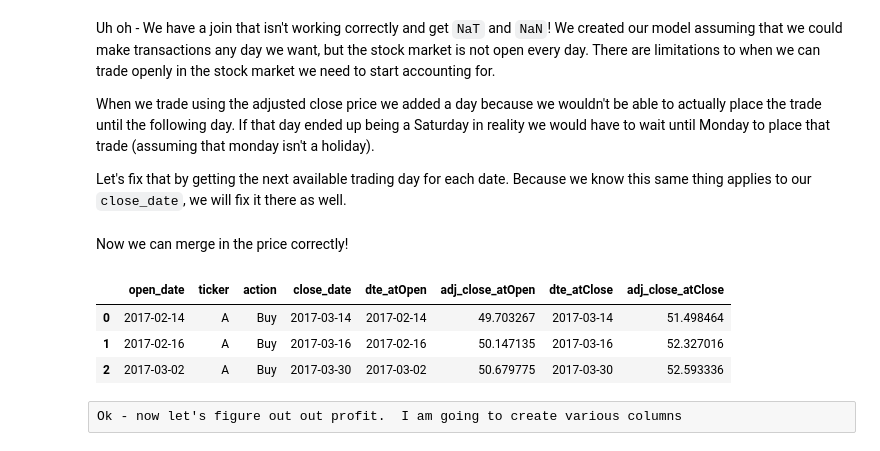
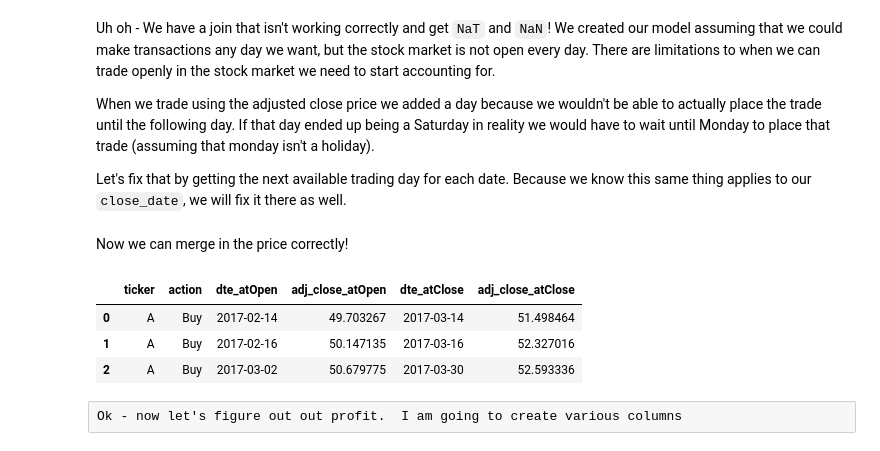
Before and after one commit to Isaac-Flath/trading, a Jupyter notebook: trading/102_BasicTesting.ipynb, the cells around one changed output. Cells and saved outputs as stored; diff of their text form; code cells hidden in the pictures.

```diff
--- a/trading/102_BasicTesting.ipynb
+++ b/trading/102_BasicTesting.ipynb
@@ -184,14 +183,16 @@ Uh oh - We have a join that isn't working correctly and get `NaT` and `NaN`!  We
 When we trade using the adjusted close price we added a day because we wouldn't be able to actually place the trade until the following day.  If that day ended up being a Saturday in reality we would have to wait until Monday to place that trade (assuming that monday isn't a holiday).
 
 Let's fix that by getting the next available trading day for each date.  Because we know this same thing applies to our `close_date`, we will fix it there as well.
-# %%
-unique_dates = L(o.date() for o in valid.index)
-unique_dates.sort()
 # %%
 def get_next_trading_day(dte,unique_dates):
-    return unique_dates.filter(lambda x: pd.Timestamp(x) >= pd.Timestamp(dte))[0]
+    _dates_dict = unique_dates.val2idx()
+    for i in range(10):
+        out = _dates_dict.get(dte.date()+timedelta(i),False)
+        if out != False: return unique_dates[out]
+    raise Exception
 # %%
-f = bind(get_next_trading_day,unique_dates=unique_dates)
+f = bind(get_next_trading_day,unique_dates=L(*valid.index.date))
+
 transactions['open_date'] = transactions.open_date.apply(f)
 transactions['close_date'] = transactions.close_date.apply(f)
 # %%
@@ -208,12 +209,14 @@ transactions = pd.merge(left=transactions,left_on=['close_date','ticker'],
                           how='left',
                           suffixes=('_atOpen','_atClose'))
 # %%
-transactions.head(3)
+transactions[['ticker','action',
+             'dte_atOpen','adj_close_atOpen',
+             'dte_atClose','adj_close_atClose']].head(3)
 # %% [output]
-|  | open_date | ticker | action | close_date | dte_atOpen | adj_close_atOpen | dte_atClose | adj_close_atClose |
-| 0 | 2017-02-14 | A | Buy | 2017-03-14 | 2017-02-14 | 49.703267 | 2017-03-14 | 51.498464 |
-| 1 | 2017-02-16 | A | Buy | 2017-03-16 | 2017-02-16 | 50.147135 | 2017-03-16 | 52.327016 |
-| 2 | 2017-03-02 | A | Buy | 2017-03-30 | 2017-03-02 | 50.679775 | 2017-03-30 | 52.593336 |
+|  | ticker | action | dte_atOpen | adj_close_atOpen | dte_atClose | adj_close_atClose |
+| 0 | A | Buy | 2017-02-14 | 49.703267 | 2017-03-14 | 51.498464 |
+| 1 | A | Buy | 2017-02-16 | 50.147135 | 2017-03-16 | 52.327016 |
+| 2 | A | Buy | 2017-03-02 | 50.679775 | 2017-03-30 | 52.593336 |
 # %% [raw]
 Ok - now let's figure out out profit.  I am going to create various columns
 # %%
```
Also changed, not shown: parts of 47 cells of this notebook, 8 other files.
